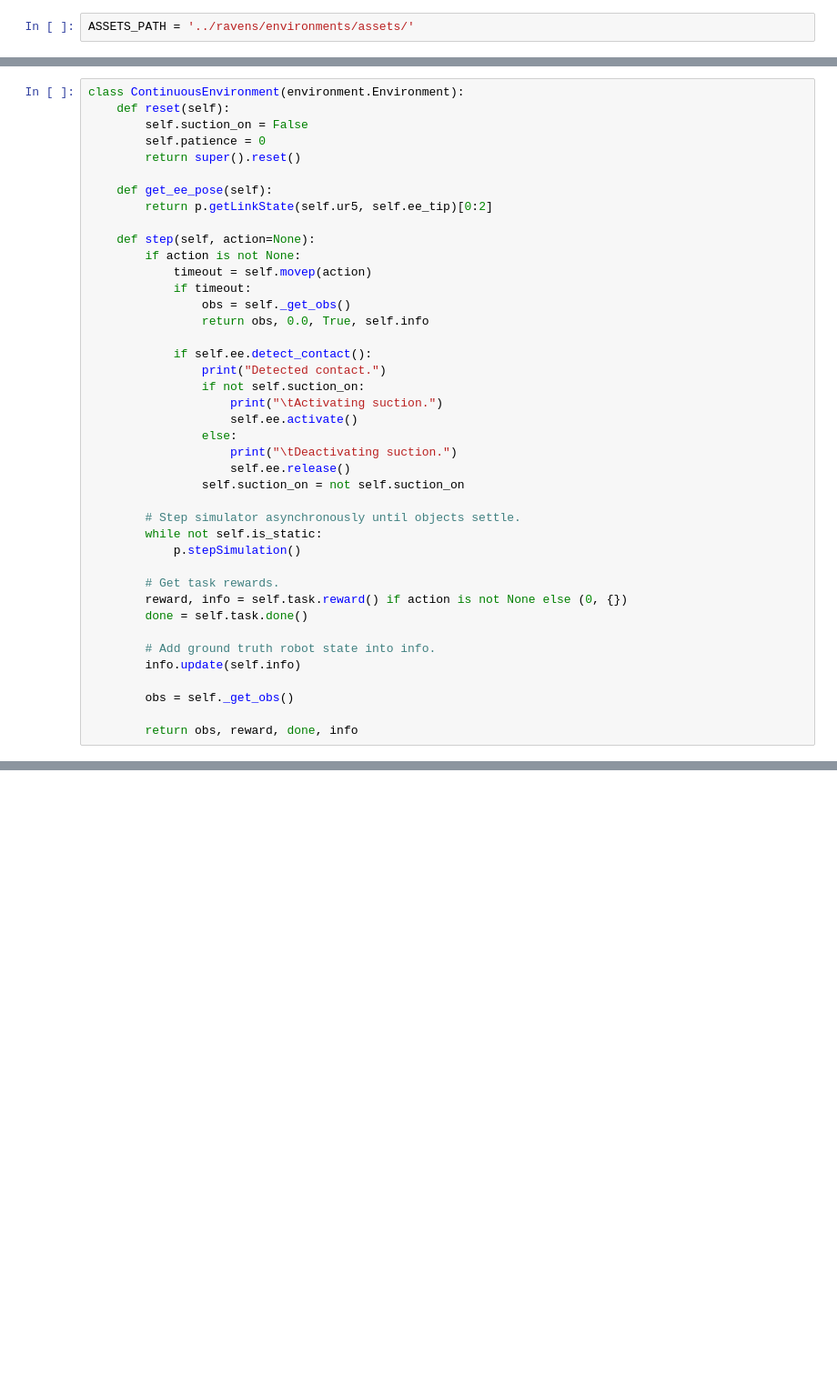
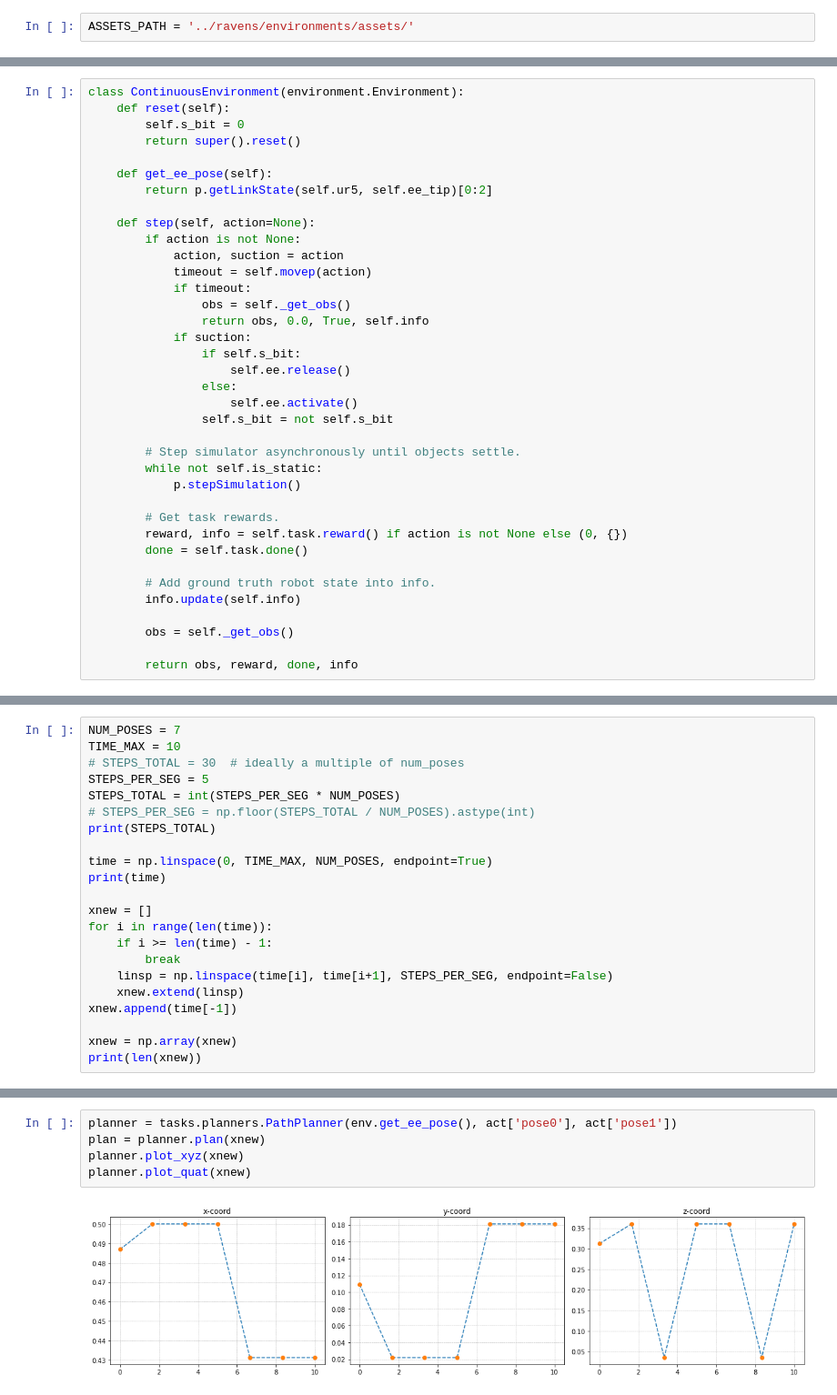
Before and after one commit to google-research/ravens, a Jupyter notebook: notebooks/Play.ipynb, the cells around one changed output, grey strips where cells are left out. Shown at 91% size. Drawn from its saved outputs; the diff is of its cells as text; blank space fills up the shorter version.

Commit message:
solved planner bugs

```diff
--- a/notebooks/Play.ipynb
+++ b/notebooks/Play.ipynb
@@ -100,8 +30,7 @@ class PathPlanner:
 # %%
 class ContinuousEnvironment(environment.Environment):
     def reset(self):
-        self.suction_on = False
-        self.patience = 0
+        self.s_bit = 0
         return super().reset()
 
     def get_ee_pose(self):
@@ -109,20 +38,17 @@ class ContinuousEnvironment(environment.Environment):
 
     def step(self, action=None):
         if action is not None:
+            action, suction = action
             timeout = self.movep(action)
             if timeout:
                 obs = self._get_obs()
                 return obs, 0.0, True, self.info
-
-            if self.ee.detect_contact():
-                print("Detected contact.")
-                if not self.suction_on:
-                    print("\tActivating suction.")
+            if suction:
+                if self.s_bit:
+                    self.ee.release()
+                else:
                     self.ee.activate()
-                else:
-                    print("\tDeactivating suction.")
-                    self.ee.release()
-                self.suction_on = not self.suction_on
+                self.s_bit = not self.s_bit
 
         # Step simulator asynchronously until objects settle.
         while not self.is_static:
@@ -166,0 +80,22 @@ print(len(plan))
+# %%
+NUM_POSES = 7
+TIME_MAX = 10
+# STEPS_TOTAL = 30  # ideally a multiple of num_poses
+STEPS_PER_SEG = 5
+STEPS_TOTAL = int(STEPS_PER_SEG * NUM_POSES)
+# STEPS_PER_SEG = np.floor(STEPS_TOTAL / NUM_POSES).astype(int)
+print(STEPS_TOTAL)
+
+time = np.linspace(0, TIME_MAX, NUM_POSES, endpoint=True)
+print(time)
+
+xnew = []
+for i in range(len(time)):
+    if i >= len(time) - 1:
+        break
+    linsp = np.linspace(time[i], time[i+1], STEPS_PER_SEG, endpoint=False)
+    xnew.extend(linsp)
+xnew.append(time[-1])
+
+xnew = np.array(xnew)
+print(len(xnew))
@@ -166,0 +106,7 @@ print(len(plan))
+# %%
+planner = tasks.planners.PathPlanner(env.get_ee_pose(), act['pose0'], act['pose1'])
+plan = planner.plan(xnew)
+planner.plot_xyz(xnew)
+planner.plot_quat(xnew)
+# %% [output]
+[figure, added]
```
Also changed, not shown: parts of 17 cells of this notebook, 3 other files.
